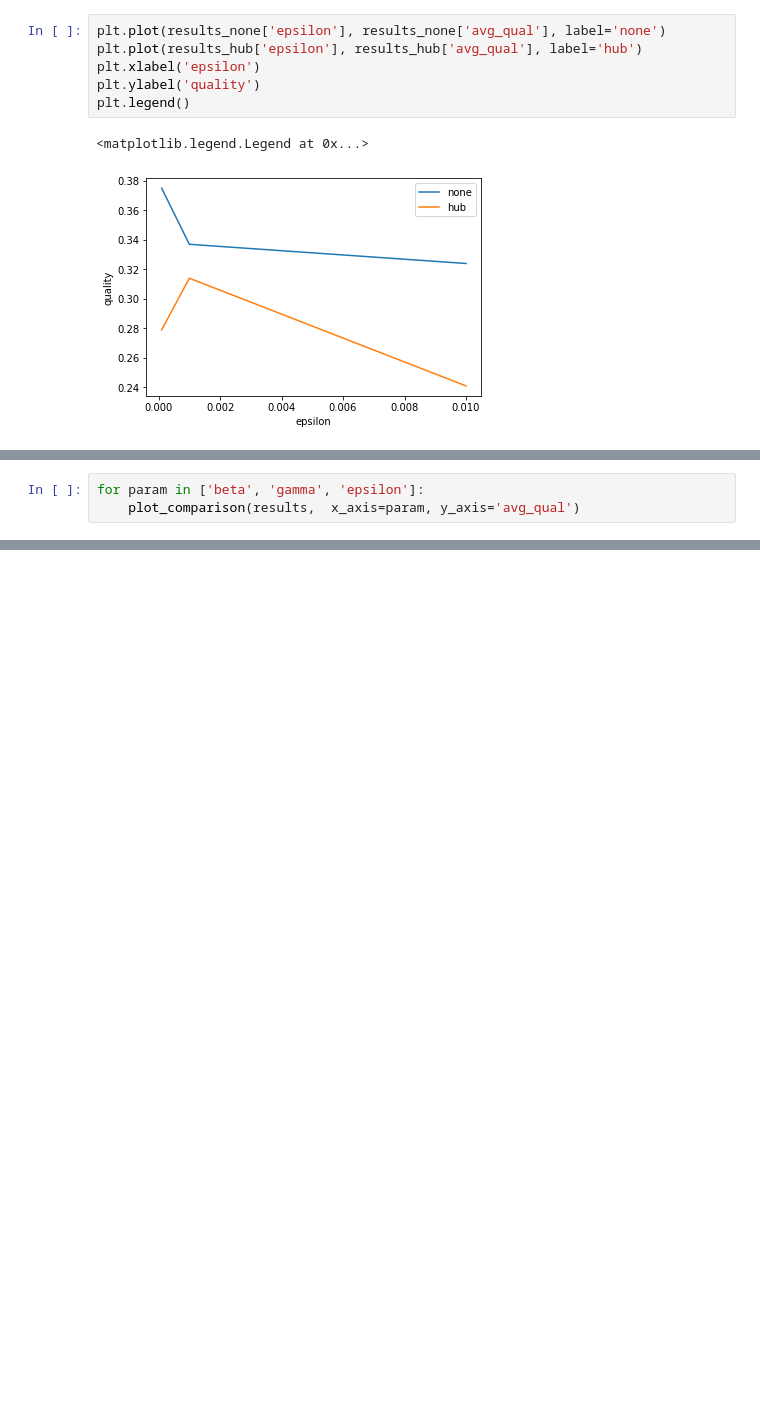
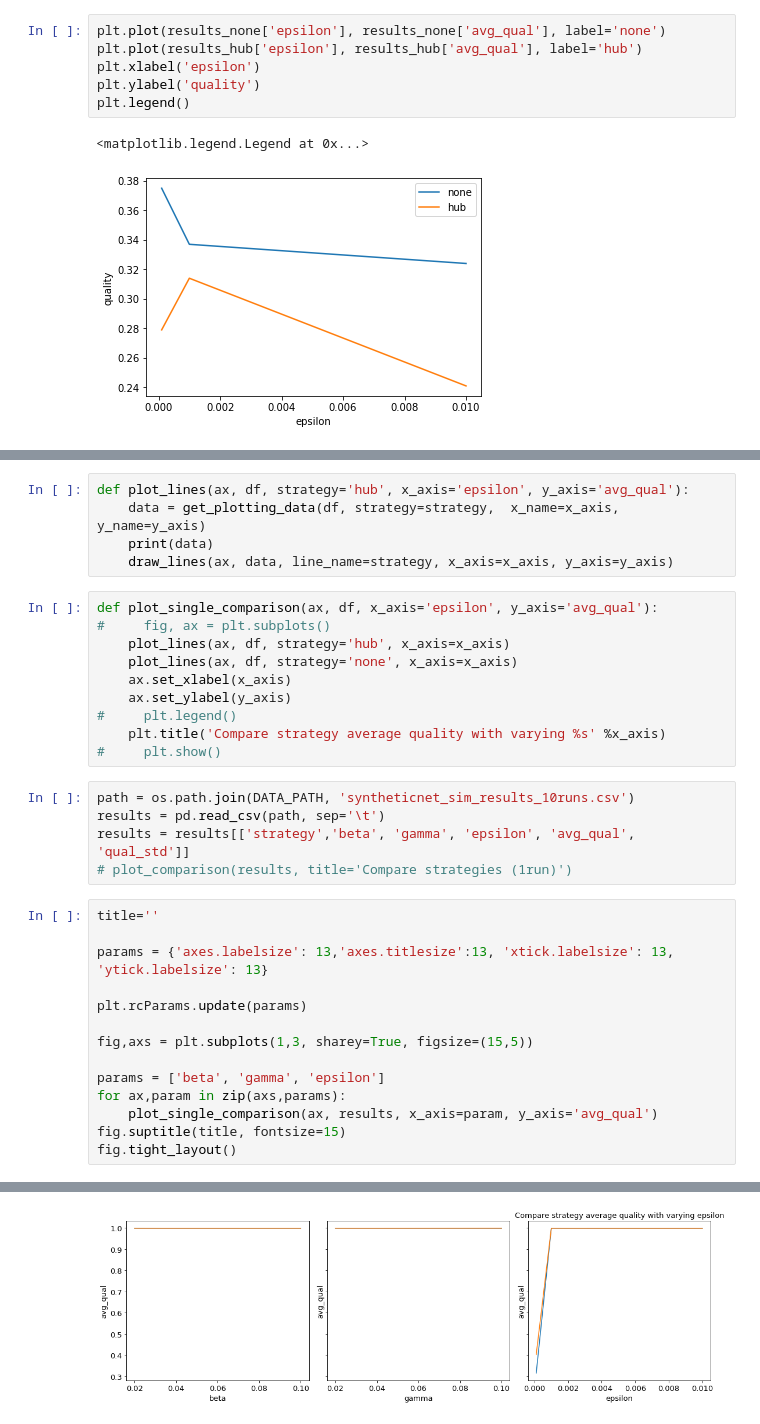
Before and after one commit to btrantruong/Manipulating-Online-Marketplace-of-Ideas, a Jupyter notebook: exps/08042022_synthetic results.ipynb, the cells around one changed output, grey strips where cells are left out. Cells and saved outputs as stored; diff of their text form; blank space fills up the shorter version.

```diff
--- a/exps/08042022_synthetic results.ipynb
+++ b/exps/08042022_synthetic results.ipynb
@@ -60,3 +110,0 @@ def plot_comparison(results, beta=0.04, gamma=0.04, epsilon=0.001, x_axis='epsil
-# %%
-for param in ['beta', 'gamma', 'epsilon']:
-    plot_comparison(results,  x_axis=param, y_axis='avg_qual')
@@ -68,0 +146,35 @@ for param in ['beta', 'gamma', 'epsilon']:
+# %%
+def plot_lines(ax, df, strategy='hub', x_axis='epsilon', y_axis='avg_qual'):
+    data = get_plotting_data(df, strategy=strategy,  x_name=x_axis, y_name=y_axis)
+    print(data)
+    draw_lines(ax, data, line_name=strategy, x_axis=x_axis, y_axis=y_axis)
+# %%
+def plot_single_comparison(ax, df, x_axis='epsilon', y_axis='avg_qual'):
+#     fig, ax = plt.subplots()
+    plot_lines(ax, df, strategy='hub', x_axis=x_axis)
+    plot_lines(ax, df, strategy='none', x_axis=x_axis)
+    ax.set_xlabel(x_axis)
+    ax.set_ylabel(y_axis)
+#     plt.legend()
+    plt.title('Compare strategy average quality with varying %s' %x_axis)
+#     plt.show()
+# %%
+path = os.path.join(DATA_PATH, 'syntheticnet_sim_results_10runs.csv')
+results = pd.read_csv(path, sep='\t')
+results = results[['strategy','beta', 'gamma', 'epsilon', 'avg_qual', 'qual_std']]
+# plot_comparison(results, title='Compare strategies (1run)')
+# %%
+title=''
+
+params = {'axes.labelsize': 13,'axes.titlesize':13, 'xtick.labelsize': 13, 'ytick.labelsize': 13}
+
+plt.rcParams.update(params)
+
+fig,axs = plt.subplots(1,3, sharey=True, figsize=(15,5))
+
+params = ['beta', 'gamma', 'epsilon']
+for ax,param in zip(axs,params):
+    plot_single_comparison(ax, results, x_axis=param, y_axis='avg_qual')
+fig.suptitle(title, fontsize=15)
+fig.tight_layout()
+# %% [output]
@@ -69 +198,2 @@ for param in ['beta', 'gamma', 'epsilon']:
+[figure, added]
 # %%
```
Also changed, not shown: parts of 31 cells of this notebook, 5 other files.
